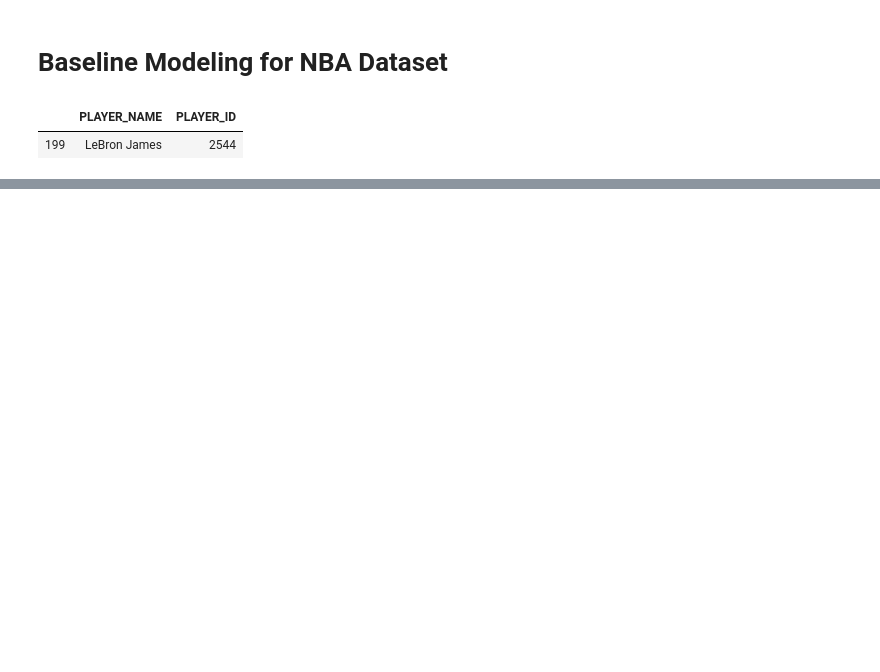
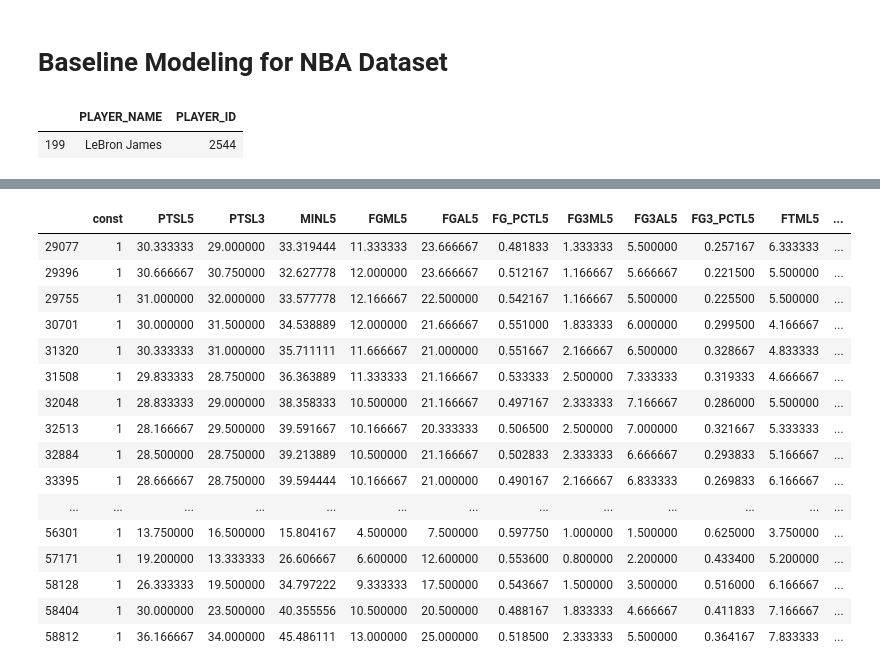
Before and after one commit to thabanenm/Capstone-Project-2, a Jupyter notebook: Capstone Project 2 - Baseline Modeling.ipynb, the cells around one changed output, grey strips where cells are left out. Cells and saved outputs as stored; diff of their text form; code cells hidden in the pictures; blank space fills up the shorter version.

```diff
--- a/Capstone Project 2 - Baseline Modeling.ipynb
+++ b/Capstone Project 2 - Baseline Modeling.ipynb
@@ -90,8 +90,0 @@ strong multicollinearity or other numerical problems.
-# %%
-lebron_train_drop = lebron_train.dropna()
-target = pd.DataFrame(lebron_train_drop, columns=["PTS"])
-X_update = lebron_train_drop[['MIN','FGM','FGA','FG_PCT','FG3M','FG3A','FG3_PCT','FTM','OREB','STL','TOT_PTS','PTSL5']]
-y = target["PTS"]
-X_update = sm.add_constant(X_update)
-model2 = sm.OLS(y,X_update).fit()
-model2.summary()
@@ -131,8 +90,0 @@ strong multicollinearity or other numerical problems.
-# %%
-lebron_train_drop = lebron_train.dropna()
-target = pd.DataFrame(lebron_train_drop, columns=["PTS"])
-X_3 = lebron_train_drop[['MIN','FGM','FGA','FG_PCT','FG3M','FG3_PCT','FTM','OREB','TOT_PTS','PTSL5']]
-y = target["PTS"]
-X_3 = sm.add_constant(X_3)
-model3 = sm.OLS(y,X_3).fit()
-model3.summary()
@@ -170,8 +90,0 @@ strong multicollinearity or other numerical problems.
-# %%
-lebron_train_drop = lebron_train.dropna()
-target = pd.DataFrame(lebron_train_drop, columns=["PTS"])
-X_4 = lebron_train_drop[['MIN','FGM','FG3M','FTM','TOT_PTS','PTSL5']]
-y = target["PTS"]
-X_4 = sm.add_constant(X_4)
-model4 = sm.OLS(y,X_4).fit()
-model4.summary()
@@ -205,7 +91,28 @@ strong multicollinearity or other numerical problems.
-# %%
-lebron_model_test = lebron_test[['MIN','FGM','FG3M','FTM','TOT_PTS','PTSL5']]
-lebron_model_test = lebron_model_test.dropna()
-lebron_model_test = sm.add_constant(lebron_model_test)
-Y_pred = model4.predict(lebron_model_test)
-Y_actual = lebron_test['PTS']
-Y_actual = Y_actual.dropna()
+# %%
+import statsmodels.api as sm
+lebron_model_test_drop = lebron_test.dropna()
+lebron_model_test_drop = lebron_model_test_drop[['PTSL5','PTSL3','MINL5','FGML5','FGAL5','FG_PCTL5','FG3ML5','FG3AL5','FG3_PCTL5','FTML5',
+                       'FTAL5','FT_PCTL5','STLL5','PLUS_MINUSL5','TOT_PTSL5','DAYSOFF','YEAR']]
+lebron_model_test_drop = lebron_model_test_drop.assign(const = 1)
+cols = lebron_model_test_drop.columns.tolist()
+cols = cols[-1:] + cols[:-1]
+lebron_model_test_drop = lebron_model_test_drop[cols]
+lebron_model_test_drop
+# %% [output]
+|  | const | PTSL5 | PTSL3 | MINL5 | FGML5 | FGAL5 | FG_PCTL5 | FG3ML5 | FG3AL5 | FG3_PCTL5 | FTML5 | ... |
+| 29077 | 1 | 30.333333 | 29.000000 | 33.319444 | 11.333333 | 23.666667 | 0.481833 | 1.333333 | 5.500000 | 0.257167 | 6.333333 | ... |
+| 29396 | 1 | 30.666667 | 30.750000 | 32.627778 | 12.000000 | 23.666667 | 0.512167 | 1.166667 | 5.666667 | 0.221500 | 5.500000 | ... |
+| 29755 | 1 | 31.000000 | 32.000000 | 33.577778 | 12.166667 | 22.500000 | 0.542167 | 1.166667 | 5.500000 | 0.225500 | 5.500000 | ... |
+| 30701 | 1 | 30.000000 | 31.500000 | 34.538889 | 12.000000 | 21.666667 | 0.551000 | 1.833333 | 6.000000 | 0.299500 | 4.166667 | ... |
+| 31320 | 1 | 30.333333 | 31.000000 | 35.711111 | 11.666667 | 21.000000 | 0.551667 | 2.166667 | 6.500000 | 0.328667 | 4.833333 | ... |
+| 31508 | 1 | 29.833333 | 28.750000 | 36.363889 | 11.333333 | 21.166667 | 0.533333 | 2.500000 | 7.333333 | 0.319333 | 4.666667 | ... |
+| 32048 | 1 | 28.833333 | 29.000000 | 38.358333 | 10.500000 | 21.166667 | 0.497167 | 2.333333 | 7.166667 | 0.286000 | 5.500000 | ... |
+| 32513 | 1 | 28.166667 | 29.500000 | 39.591667 | 10.166667 | 20.333333 | 0.506500 | 2.500000 | 7.000000 | 0.321667 | 5.333333 | ... |
+| 32884 | 1 | 28.500000 | 28.750000 | 39.213889 | 10.500000 | 21.166667 | 0.502833 | 2.333333 | 6.666667 | 0.293833 | 5.166667 | ... |
+| 33395 | 1 | 28.666667 | 28.750000 | 39.594444 | 10.166667 | 21.000000 | 0.490167 | 2.166667 | 6.833333 | 0.269833 | 6.166667 | ... |
+| ... | ... | ... | ... | ... | ... | ... | ... | ... | ... | ... | ... | ... |
+| 56301 | 1 | 13.750000 | 16.500000 | 15.804167 | 4.500000 | 7.500000 | 0.597750 | 1.000000 | 1.500000 | 0.625000 | 3.750000 | ... |
+| 57171 | 1 | 19.200000 | 13.333333 | 26.606667 | 6.600000 | 12.600000 | 0.553600 | 0.800000 | 2.200000 | 0.433400 | 5.200000 | ... |
+| 58128 | 1 | 26.333333 | 19.500000 | 34.797222 | 9.333333 | 17.500000 | 0.543667 | 1.500000 | 3.500000 | 0.516000 | 6.166667 | ... |
+| 58404 | 1 | 30.000000 | 23.500000 | 40.355556 | 10.500000 | 20.500000 | 0.488167 | 1.833333 | 4.666667 | 0.411833 | 7.166667 | ... |
+| 58812 | 1 | 36.166667 | 34.000000 | 45.486111 | 13.000000 | 25.000000 | 0.518500 | 2.333333 | 5.500000 | 0.364167 | 7.833333 | ... |
```
Also changed, not shown: parts of 8 cells of this notebook, 1 other file.
